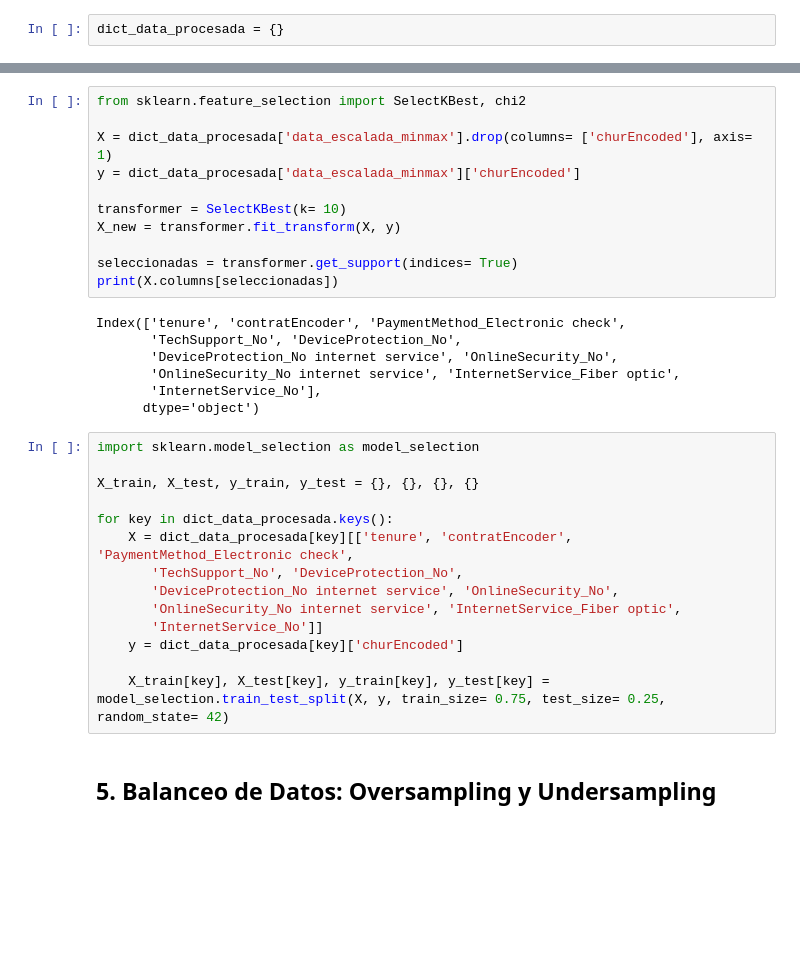
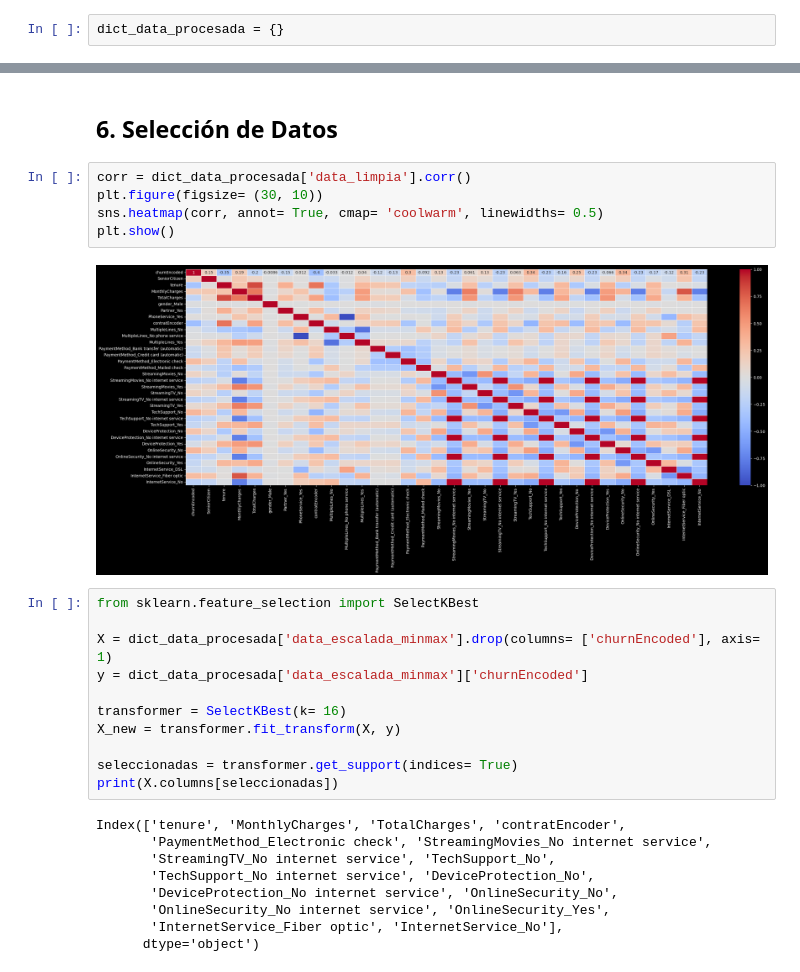
Before and after one commit to MartinAbelRR/TELECOMIUNICACIONES_FUGA_CLIENTES, a Jupyter notebook: fuga_clientes.ipynb, the cells around one changed output, grey strips where cells are left out. Drawn from its saved outputs; the diff is of its cells as text; blank space fills up the shorter version.

```diff
--- a/fuga_clientes.ipynb
+++ b/fuga_clientes.ipynb
@@ -486,34 +475,29 @@ plt.show()
-# %%
-from sklearn.feature_selection import SelectKBest, chi2
-
-X = dict_data_procesada['data_escalada_minmax'].drop(columns= ['churEncoded'], axis= 1)
-y = dict_data_procesada['data_escalada_minmax']['churEncoded']
-
-transformer = SelectKBest(k= 10)
-X_new = transformer.fit_transform(X, y)
-
-seleccionadas = transformer.get_support(indices= True)
-print(X.columns[seleccionadas])
-# %% [output]
-Index(['tenure', 'contratEncoder', 'PaymentMethod_Electronic check',
-       'TechSupport_No', 'DeviceProtection_No',
-       'DeviceProtection_No internet service', 'OnlineSecurity_No',
-       'OnlineSecurity_No internet service', 'InternetService_Fiber optic',
-       'InternetService_No'],
-      dtype='object')
-# %%
-import sklearn.model_selection as model_selection
-
-X_train, X_test, y_train, y_test = {}, {}, {}, {}
-
-for key in dict_data_procesada.keys():
-    X = dict_data_procesada[key][['tenure', 'contratEncoder', 'PaymentMethod_Electronic check',
-       'TechSupport_No', 'DeviceProtection_No',
-       'DeviceProtection_No internet service', 'OnlineSecurity_No',
-       'OnlineSecurity_No internet service', 'InternetService_Fiber optic',
-       'InternetService_No']]
-    y = dict_data_procesada[key]['churEncoded']
-
-    X_train[key], X_test[key], y_train[key], y_test[key] = model_selection.train_test_split(X, y, train_size= 0.75, test_size= 0.25, random_state= 42)
-# %% [markdown]
-## 5. Balanceo de Datos: Oversampling y Undersampling
+# %% [markdown]
+## 6. Selección de Datos
+# %%
+corr = dict_data_procesada['data_limpia'].corr()
+plt.figure(figsize= (30, 10))
+sns.heatmap(corr, annot= True, cmap= 'coolwarm', linewidths= 0.5)
+plt.show()
+# %% [output]
+[figure, added]
+# %%
+from sklearn.feature_selection import SelectKBest
+
+X = dict_data_procesada['data_escalada_minmax'].drop(columns= ['churnEncoded'], axis= 1)
+y = dict_data_procesada['data_escalada_minmax']['churnEncoded']
+
+transformer = SelectKBest(k= 16)
+X_new = transformer.fit_transform(X, y)
+
+seleccionadas = transformer.get_support(indices= True)
+print(X.columns[seleccionadas])
+# %% [output]
+Index(['tenure', 'MonthlyCharges', 'TotalCharges', 'contratEncoder',
+       'PaymentMethod_Electronic check', 'StreamingMovies_No internet service',
+       'StreamingTV_No internet service', 'TechSupport_No',
+       'TechSupport_No internet service', 'DeviceProtection_No',
+       'DeviceProtection_No internet service', 'OnlineSecurity_No',
+       'OnlineSecurity_No internet service', 'OnlineSecurity_Yes',
+       'InternetService_Fiber optic', 'InternetService_No'],
+      dtype='object')
```
Also changed, not shown: parts of 190 cells of this notebook, 1 other file.
